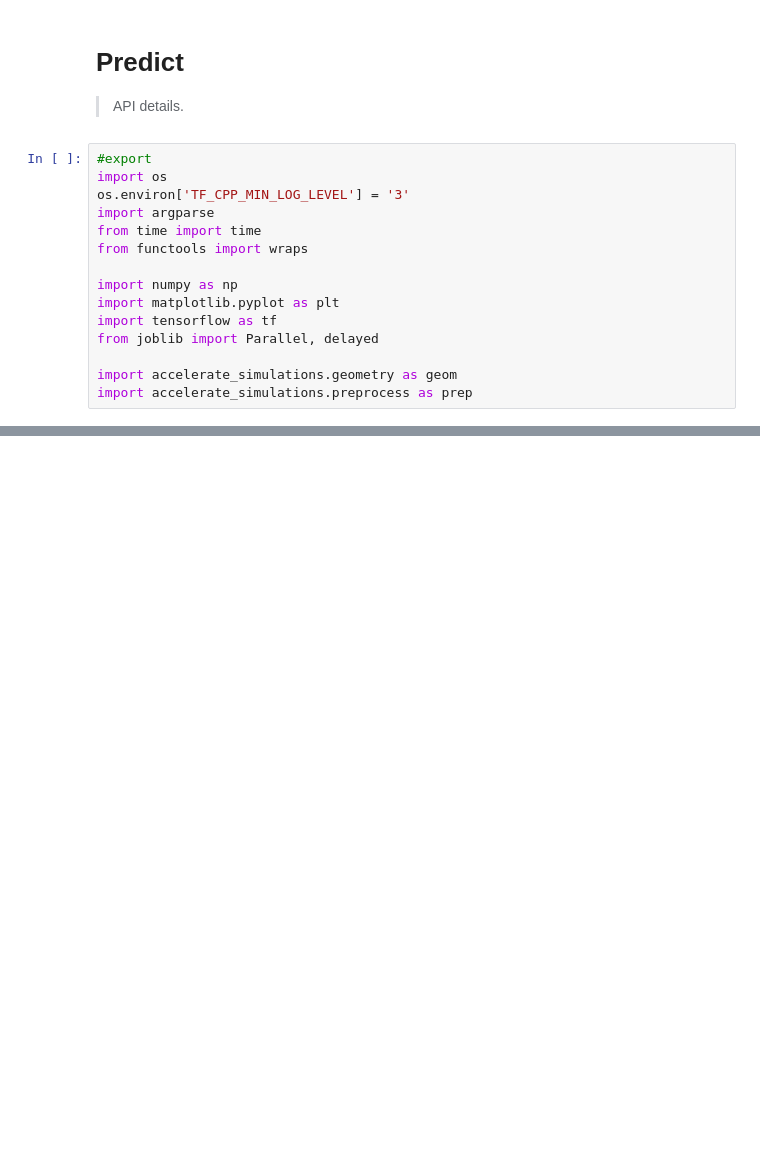
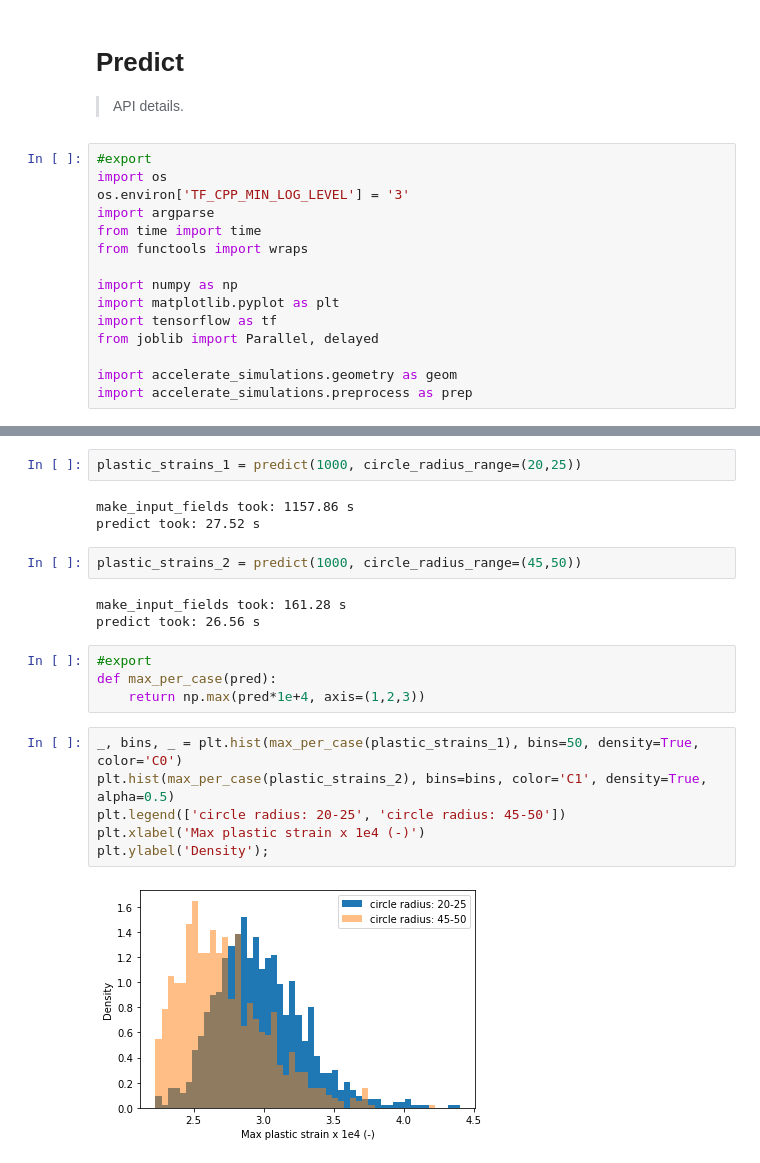
Before and after one commit to FGhavamian/accelerate_fem, a Jupyter notebook: ml/notebooks/03_predict.ipynb, the cells around one changed output, grey strips where cells are left out. Saved outputs shown, nothing was run; the diff lists cells and outputs as text; blank space fills up the shorter version.

```diff
--- a/ml/notebooks/03_predict.ipynb
+++ b/ml/notebooks/03_predict.ipynb
@@ -111,0 +116,22 @@ plt.colorbar()
+# %%
+plastic_strains_1 = predict(1000, circle_radius_range=(20,25))
+# %% [output]
+make_input_fields took: 1157.86 s
+predict took: 27.52 s
+# %%
+plastic_strains_2 = predict(1000, circle_radius_range=(45,50))
+# %% [output]
+make_input_fields took: 161.28 s
+predict took: 26.56 s
+# %%
+#export
+def max_per_case(pred):
+    return np.max(pred*1e+4, axis=(1,2,3))
+# %%
+_, bins, _ = plt.hist(max_per_case(plastic_strains_1), bins=50, density=True, color='C0')
+plt.hist(max_per_case(plastic_strains_2), bins=bins, color='C1', density=True, alpha=0.5)
+plt.legend(['circle radius: 20-25', 'circle radius: 45-50'])
+plt.xlabel('Max plastic strain x 1e4 (-)')
+plt.ylabel('Density');
+# %% [output]
+[figure, added]
```
Also changed, not shown: parts of 6 cells of this notebook, 2 other files.
